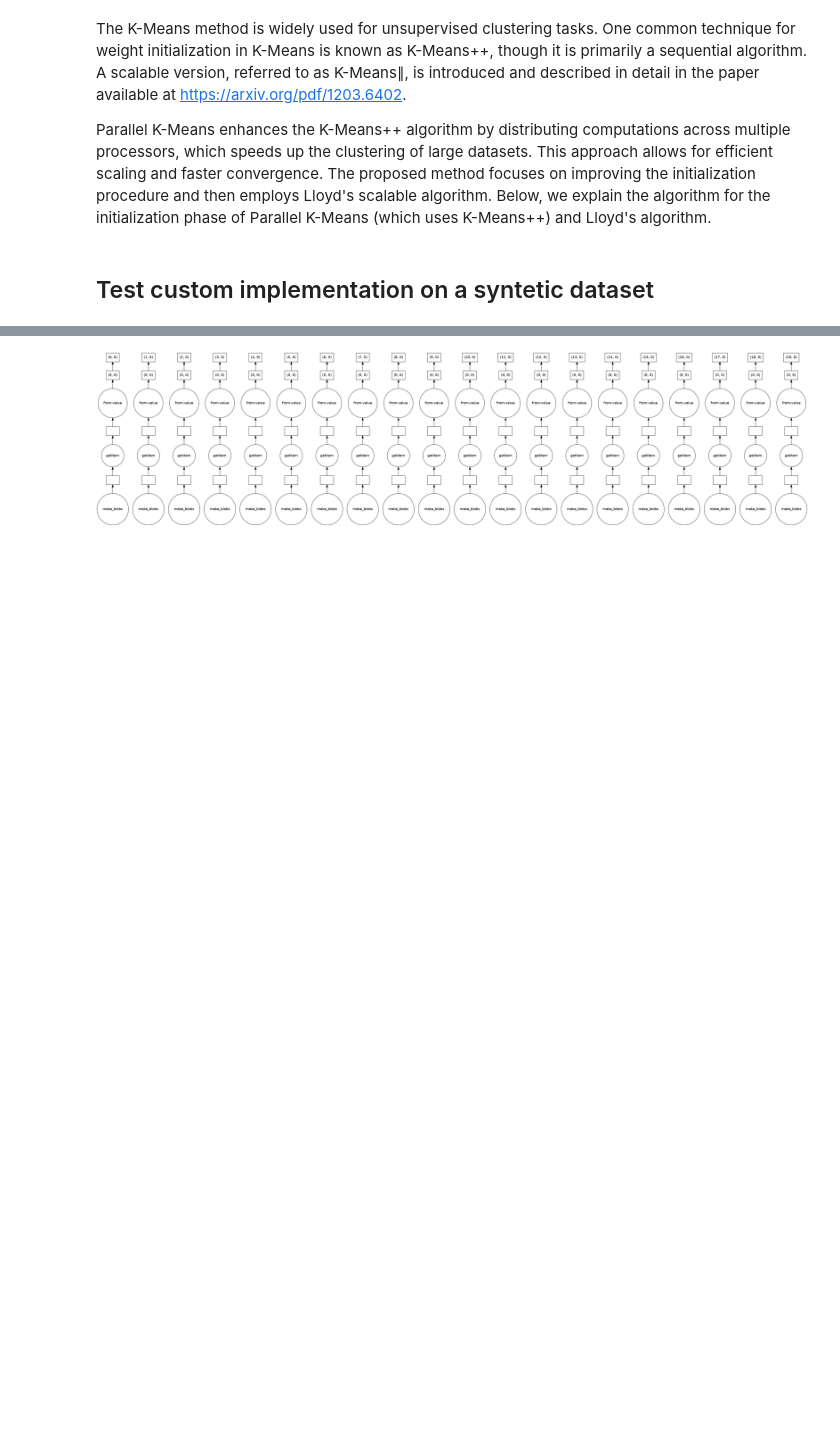
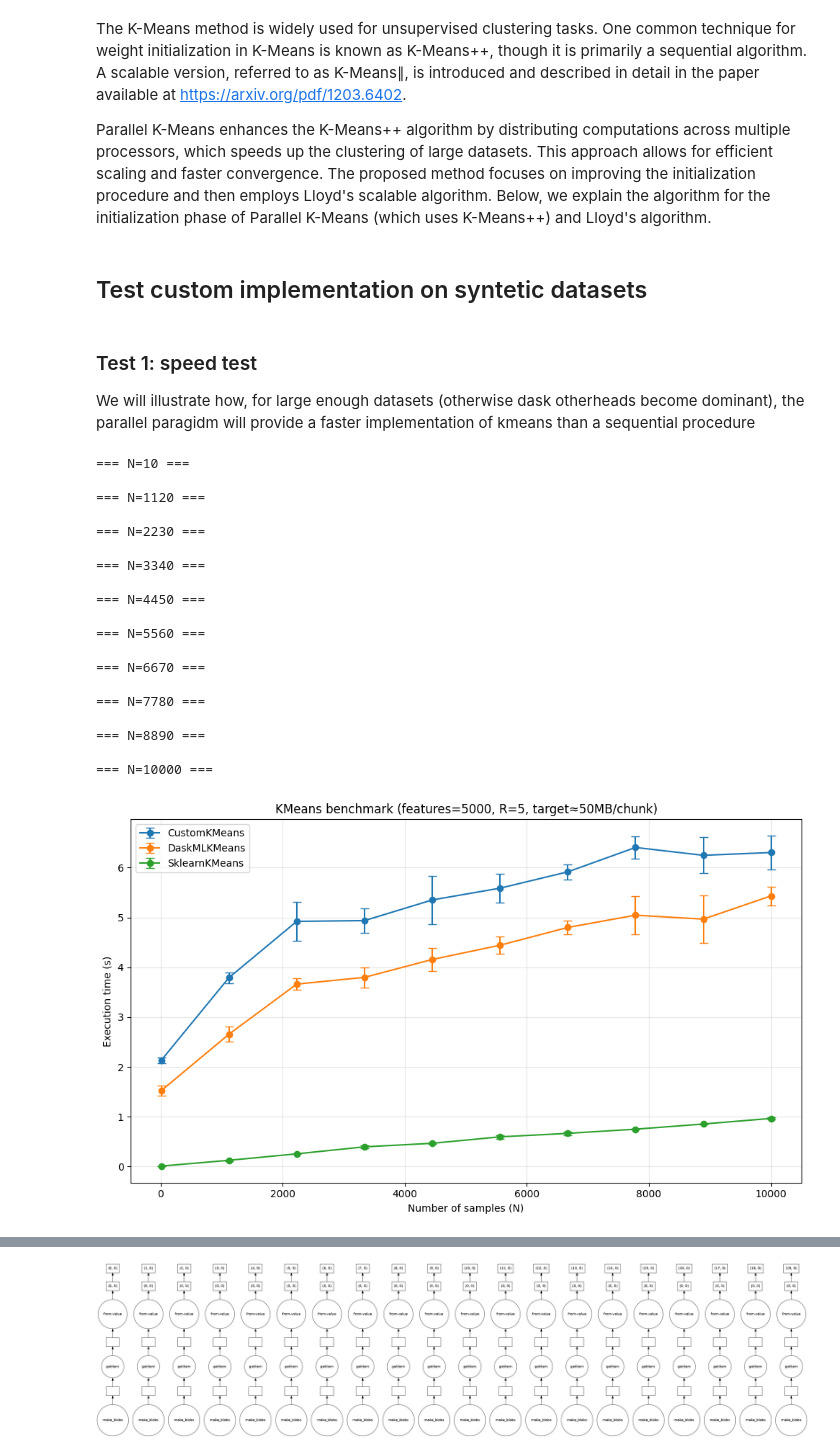
Before and after one commit to gpoccianti/Distributed-K-Means-Dask, a Jupyter notebook: Kmeans||_test.ipynb, the cells around one changed output, grey strips where cells are left out. Cells and saved outputs as stored; diff of their text form; code cells hidden in the pictures; blank space fills up the shorter version.

Commit message:
updated Kmeans||_test

```diff
--- a/Kmeans||_test.ipynb
+++ b/Kmeans||_test.ipynb
@@ -281,30 +125,2 @@ def lloyd_kmeans_plusplus(X, weights, k, max_iters=100, tol=1e-8):
-# %%
-def assign_clusters(X, centroids):
-    """
-    Assign each point to the nearest centroid using Dask to parallelize the computation.
-    """
-    return pairwise_distances_argmin_min(X, centroids, metric='sqeuclidean')[0]
-
-
-def update_centroids(X, labels, k):
-    """
-    Update the centroids by computing the mean of the points assigned to each cluster with Dask.
-    """
-    centroids = da.stack([X[labels == i].mean(axis=0) for i in range(k)])
-    return centroids
-
-def kmeans_parallel(X, k, max_iters=100, tol=1e-8, l=2):
-    centroids = kmeans_parallel_init_dask(X, k, l)
-    for i in range(max_iters):
-        labels = assign_clusters(X, centroids)
-        new_centroids = update_centroids(X, labels, k).compute()
-
-        if da.allclose(centroids, new_centroids, atol=tol):
-            #print(f"Main KMeans Converged after {i+1} iterations.")
-            break
-
-        centroids = new_centroids
-
-    return labels, centroids
 # %% [markdown]
-## Test custom implementation on a syntetic dataset
+## Test custom implementation on syntetic datasets
@@ -328,0 +127,3 @@ def generate_data(N=N, k=k, dim=n_feat, random_state=seed,chunks=chunks):
+# %% [markdown]
+### Test 1: speed test
+We will illustrate how, for large enough datasets (otherwise dask otherheads become dominant), the parallel paragidm will provide a faster implementation of kmeans than a sequential procedure
@@ -328,0 +228,27 @@ def generate_data(N=N, k=k, dim=n_feat, random_state=seed,chunks=chunks):
+# %%
+# Run test benchmark on small sizes
+import warnings
+warnings.filterwarnings("ignore", category=UserWarning) # We want to ignore the warning relative to the slowdown caused by
+#materializing all the data in one machine when executing the sequential algorithm
+benchmark_results = benchmark_kmeans(N_values=np.linspace(10, 10000, 10, dtype=int), R=5)
+# %% [output]
+=== N=10 ===
+
+=== N=1120 ===
+
+=== N=2230 ===
+
+=== N=3340 ===
+
+=== N=4450 ===
+
+=== N=5560 ===
+
+=== N=6670 ===
+
+=== N=7780 ===
+
+=== N=8890 ===
+
+=== N=10000 ===
+[figure, added]
```
Also changed, not shown: parts of 29 cells of this notebook.
